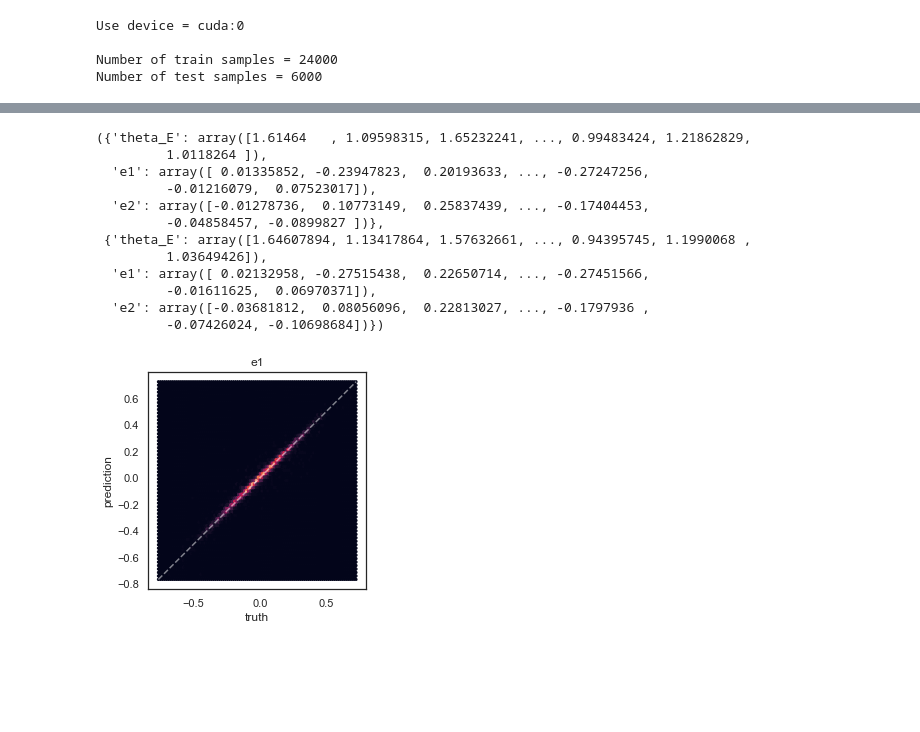
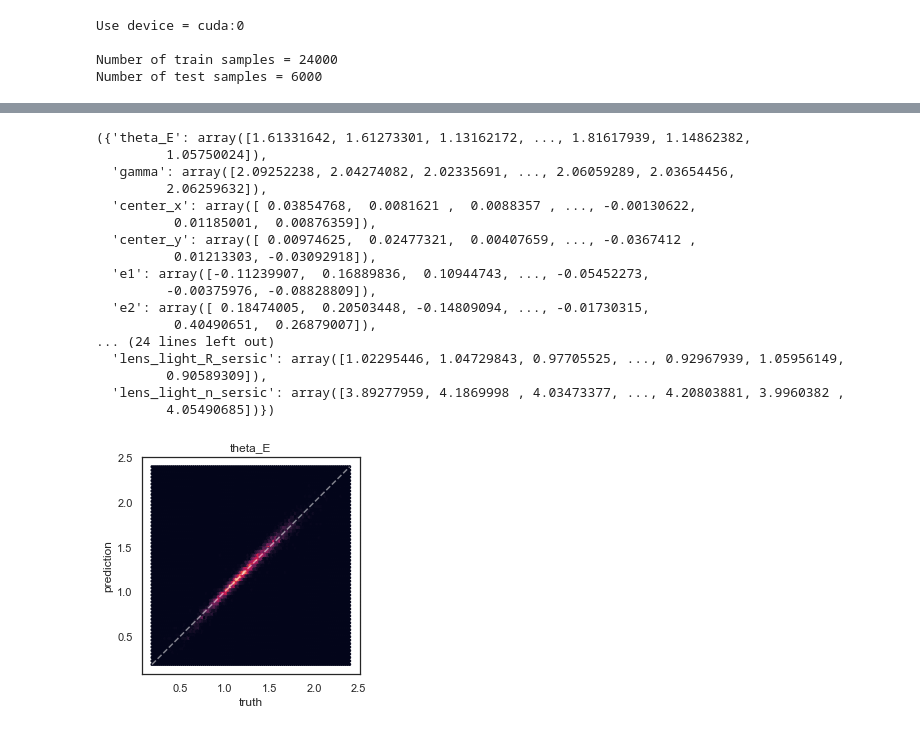
Before and after one commit to kuanweih/strong_lensing_vit_resnet, a Jupyter notebook: notebooks/demo_plot.ipynb, the cells around one changed output, grey strips where cells are left out. Drawn from its saved outputs; the diff is of its cells as text; code cells hidden in the pictures; blank space fills up the shorter version.

```diff
--- a/notebooks/demo_plot.ipynb
+++ b/notebooks/demo_plot.ipynb
@@ -10,9 +16,9 @@ CONFIG = {
     'epoch': 30,
     'batch_size': 30,
     'load_new_model': True,
-    'new_model_name': 'google/vit-base-patch16-224' ,  # for 'load_new_model' = True
+    'new_model_name': 'resnet18' ,  # for 'load_new_model' = True
     'resumed_model_path': Path(""),  # for 'load_new_model' = False
-    'output_folder': Path("D:/vit_models"),  # needs to be non-existing
+    'output_folder': Path("D:/resnet18"),  # needs to be non-existing
     'dataset_folder': Path("D:/dev_256"),
     'init_learning_rate': 1e-3,
     'target_keys_weights': {
@@ -78,19 +120,24 @@ e2: truth =  0.1164, pred =  0.1513, error =  30.03 %
 # %%
 visual.get_pred_truth_dicts()
 # %% [output]
-({'theta_E': array([1.61464   , 1.09598315, 1.65232241, ..., 0.99483424, 1.21862829,
-         1.0118264 ]),
-  'e1': array([ 0.01335852, -0.23947823,  0.20193633, ..., -0.27247256,
-         -0.01216079,  0.07523017]),
-  'e2': array([-0.01278736,  0.10773149,  0.25837439, ..., -0.17404453,
-         -0.04858457, -0.0899827 ])},
- {'theta_E': array([1.64607894, 1.13417864, 1.57632661, ..., 0.94395745, 1.1990068 ,
-         1.03649426]),
-  'e1': array([ 0.02132958, -0.27515438,  0.22650714, ..., -0.27451566,
-         -0.01611625,  0.06970371]),
-  'e2': array([-0.03681812,  0.08056096,  0.22813027, ..., -0.1797936 ,
-         -0.07426024, -0.10698684])})
+({'theta_E': array([1.61331642, 1.61273301, 1.13162172, ..., 1.81617939, 1.14862382,
+         1.05750024]),
+  'gamma': array([2.09252238, 2.04274082, 2.02335691, ..., 2.06059289, 2.03654456,
+         2.06259632]),
+  'center_x': array([ 0.03854768,  0.0081621 ,  0.0088357 , ..., -0.00130622,
+          0.01185001,  0.00876359]),
+  'center_y': array([ 0.00974625,  0.02477321,  0.00407659, ..., -0.0367412 ,
+          0.01213303, -0.03092918]),
+  'e1': array([-0.11239907,  0.16889836,  0.10944743, ..., -0.05452273,
+         -0.00375976, -0.08828809]),
+  'e2': array([ 0.18474005,  0.20503448, -0.14809094, ..., -0.01730315,
+          0.40490651,  0.26879007]),
+... (24 lines left out)
+  'lens_light_R_sersic': array([1.02295446, 1.04729843, 0.97705525, ..., 0.92967939, 1.05956149,
+         0.90589309]),
+  'lens_light_n_sersic': array([3.89277959, 4.1869998 , 4.03473377, ..., 4.20803881, 3.9960382 ,
+         4.05490685])})
 # %%
-visual.plot_each_pred_truth('e1')
+visual.plot_each_pred_truth('theta_E')
 # %% [output]
-[figure, old version]
+[figure, new version]
```
Also changed, not shown: parts of 6 cells of this notebook, 1 other file.
